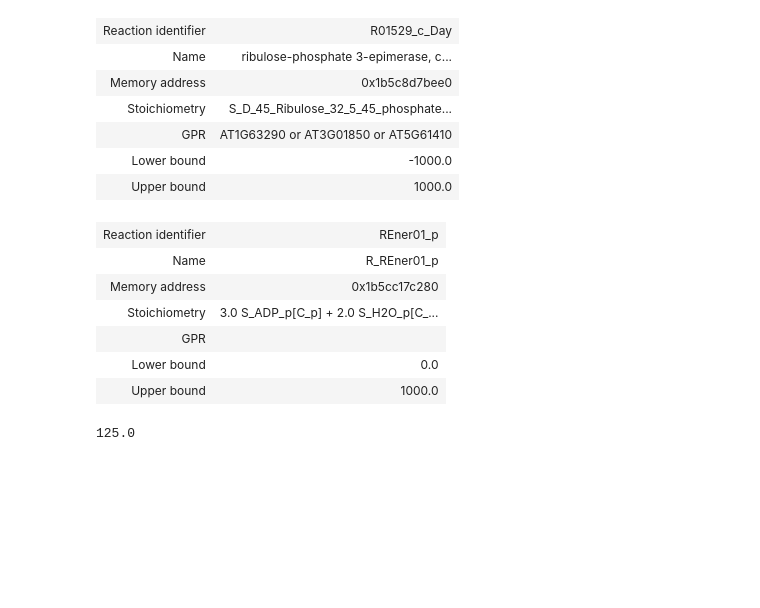
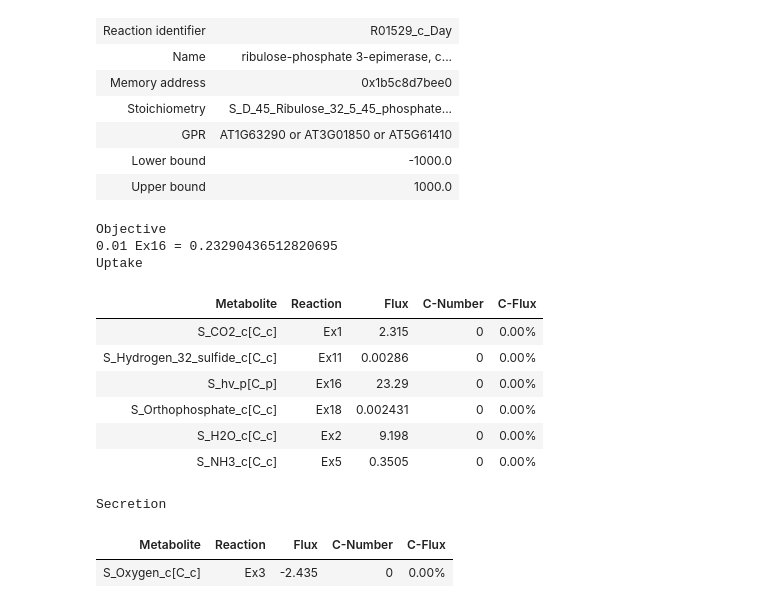
Before and after one commit to LucianaMartins26/DielModels, a Jupyter notebook: examples/(draft) Biosynthesis_reactions_fluxes.ipynb, the cells around one changed output. Cells and saved outputs as stored; diff of their text form; code cells hidden in the pictures; blank space fills up the shorter version.

```diff
--- a/examples/(draft) Biosynthesis_reactions_fluxes.ipynb
+++ b/examples/(draft) Biosynthesis_reactions_fluxes.ipynb
@@ -205,16 +287,22 @@ R01529_c_Night_flux_diel_model = solution.fluxes["R01529_c_Night"]
 from tests import TEST_DIR
 import os
 original_model = cobra.io.read_sbml_model(os.path.join(TEST_DIR, 'data', 'aragem_photo.xml'))
-# %%
-original_model.reactions.get_by_id("REner01_p")
-# %% [output]
-| Reaction identifier | REner01_p |
-| Name | R_REner01_p |
-| Memory address | 0x1b5cc17c280 |
-| Stoichiometry | 3.0 S_ADP_p[C_p] + 2.0 S_H2O_p[C_... |
-| GPR |  |
-| Lower bound | 0.0 |
-| Upper bound | 1000.0 |
+# %%
+original_model.summary()
+# %% [output]
+Objective
+0.01 Ex16 = 0.23290436512820695
+Uptake
+| Metabolite | Reaction | Flux | C-Number | C-Flux |
+| S_CO2_c[C_c] | Ex1 | 2.315 | 0 | 0.00% |
+| S_Hydrogen_32_sulfide_c[C_c] | Ex11 | 0.00286 | 0 | 0.00% |
+| S_hv_p[C_p] | Ex16 | 23.29 | 0 | 0.00% |
+| S_Orthophosphate_c[C_c] | Ex18 | 0.002431 | 0 | 0.00% |
+| S_H2O_c[C_c] | Ex2 | 9.198 | 0 | 0.00% |
+| S_NH3_c[C_c] | Ex5 | 0.3505 | 0 | 0.00% |
+Secretion
+| Metabolite | Reaction | Flux | C-Number | C-Flux |
+| S_Oxygen_c[C_c] | Ex3 | -2.435 | 0 | 0.00% |
 # %%
 original_model.objective_direction = "max"
 solution_original = pfba(original_model)
@@ -223,4 +308,0 @@ Rener01_p_flux_original_model = solution_original.fluxes["REner01_p"]
-# %%
-Rener01_p_flux_original_model
-# %% [output]
-125.0
```
Also changed, not shown: parts of 36 cells of this notebook, 13 other files.
